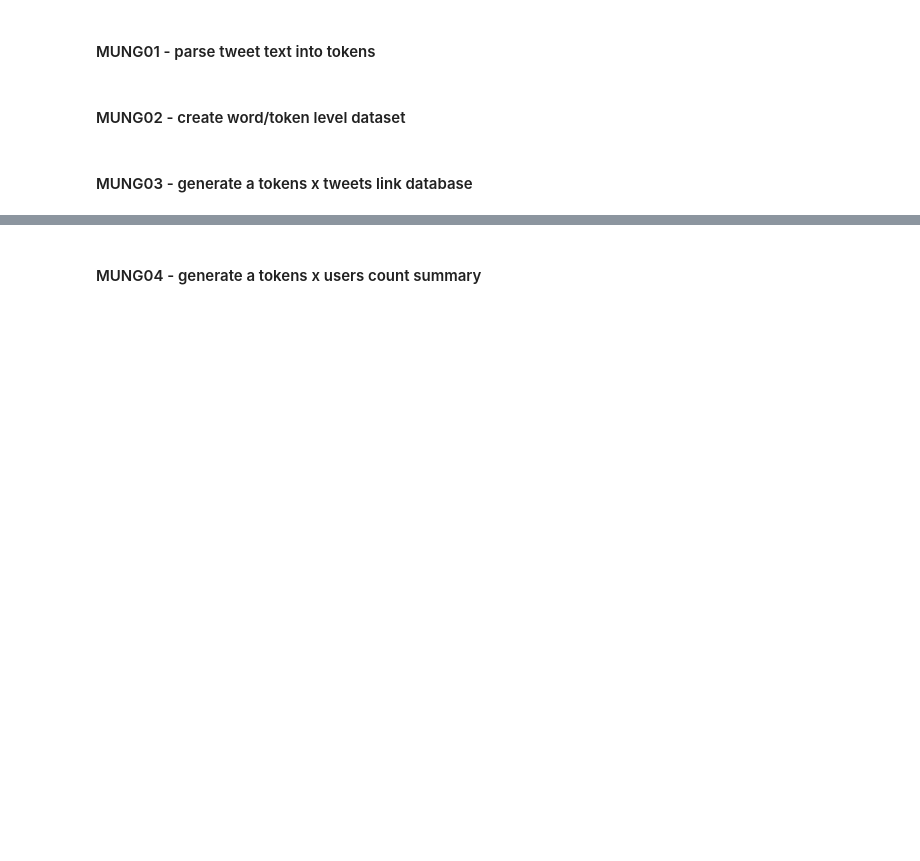
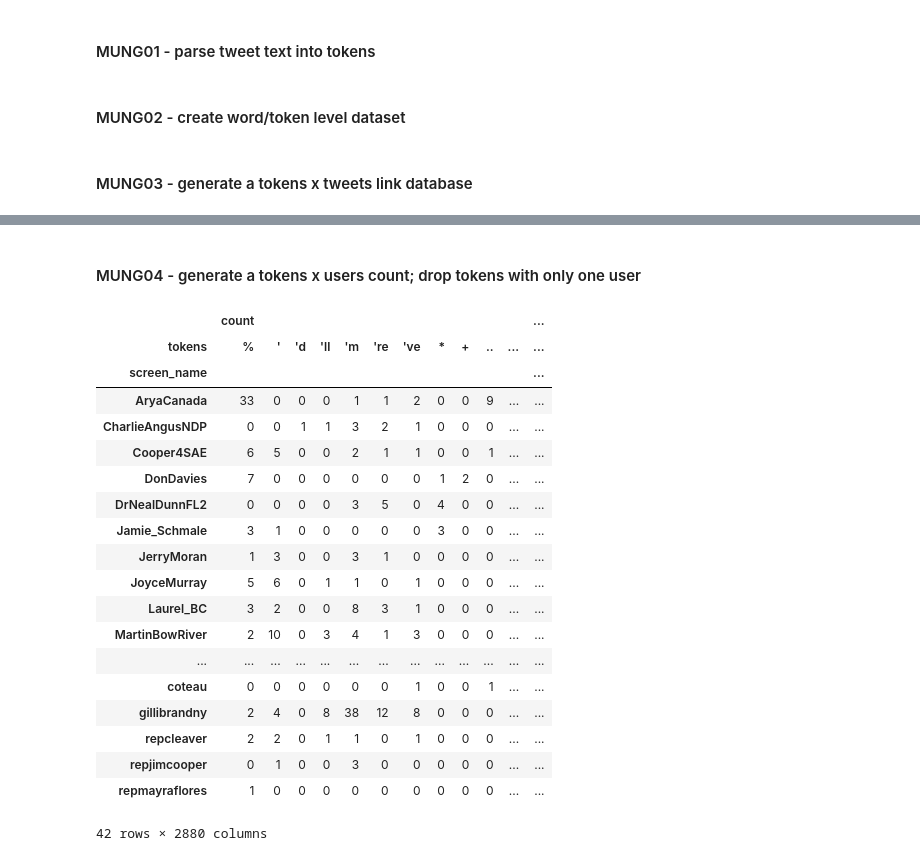
Before and after one commit to sjoshuam/word_choice_communities, a Jupyter notebook: 1_gather_data.ipynb, the cells around one changed output, grey strips where cells are left out. Cells and saved outputs as stored; diff of their text form; code cells hidden in the pictures; blank space fills up the shorter version.

Commit message:
Continue building the data shaping code

```diff
--- a/1_gather_data.ipynb
+++ b/1_gather_data.ipynb
@@ -57,7 +62,6 @@ def build_or_cache(address, function, build_bool):
 ## extract handles from roster urls
 user_data['handle'] = user_data.url.str.replace('https://twitter.com/', '',
             regex = False).str.strip()
-user_data = user_data.set_index('handle')
 # %% [markdown]
 ## PULL
 # %% [markdown]
@@ -72,12 +76,12 @@ def refine_tweet_data(x):
             'full_text': x[i].full_text,
             'screen_name': x[i].author.screen_name, 'verified': x[i].author.verified
         })
-    return pd.DataFrame(tweet_data).set_index('tweet_id')
+    return pd.DataFrame(tweet_data)
 
 ## define function to pull user tweet data and apply function to extract tweet data
-def pull_tweet_data(x = user_data.index.values, a = api):
+def pull_tweet_data(handles = user_data.handle, a = api):
     tweet_data = list()
-    for i in x:
+    for i in handles:
         try:
             user_tweets = a.user_timeline(
                 screen_name = i, count = 200, tweet_mode = 'extended',
@@ -151,7 +162,8 @@ def make_word_data(td = tweet_data):
     word_data = pd.DataFrame(word_data)
 
     ## determine which tokens occur often enough to warrant inclusion
-    word_data['valid'] = word_data['count'] > word_data['count'].quantile(0.2)
+    word_data['valid'] = word_data['count'] > max(
+        word_data['count'].quantile(0.2), 3)
     word_data['word'] = word_data.index
 
     ## determine part of speech for eligible tokens
@@ -164,7 +176,7 @@ def make_word_data(td = tweet_data):
     ## lemmatize
     WNL = WordNetLemmatizer()
     word_data['token'] = None
-    for i in word_data.index:
+    for i in word_data.word:
         if not word_data.loc[i, 'valid']:
             break
         if word_data.loc[i, 'pos'] in 'abcdefghijklmnopqrstuvwxyz':
@@ -178,7 +190,7 @@ def make_word_data(td = tweet_data):
         else:
             word_data.loc[i, 'valid'] = False
 
-    return word_data
+    return word_data.reset_index(drop = True)
 
 ## execute code
 word_data = build_or_cache(
@@ -190,6 +202,8 @@ word_data = build_or_cache(
 #### MUNG03 - generate a tokens x tweets link database
 # %%
 def make_tweet_token_data(td = tweet_data, wd = word_data):
+
+    wd = wd.set_index('word')
 
     ## replicate tweet ids
     n = td.tokens.apply(len).values
@@ -203,11 +217,11 @@ def make_tweet_token_data(td = tweet_data, wd = word_data):
     tweet_tokens['words'] = words
 
     ## convert words to tokens
-    tweet_tokens['tokens'] = word_data.loc[
+    tweet_tokens['tokens'] = wd.loc[
         tweet_tokens.words.values, 'token'].values
-    tweet_tokens = tweet_tokens.dropna().set_index('tweet_id')
+    tweet_tokens = tweet_tokens.dropna()
 
-    return tweet_tokens
+    return tweet_tokens.reset_index(drop = True)
 
 ## execute code
 tweet_words = build_or_cache(
@@ -219,18 +249,49 @@ tweet_data = tweet_data.drop('tokens', axis = 1)
 # %% [markdown]
-#### MUNG04 - generate a tokens x users count summary
+#### MUNG04 - generate a tokens x users count; drop tokens with only one user
 # %%
-def make_user_token_tally(td = tweet_data, tw = tweet_words):
+def make_user_token_matrix(td = tweet_data, tw = tweet_words):
+
+    ## count of number of times each user wrote each token
     tw = tw.merge(right = td[['screen_name', 'tweet_id']],
                   how = 'left', on = 'tweet_id')
     tw = tw.drop(['tweet_id', 'words'], axis = 1).groupby('screen_name')
-    tw = tw.value_counts().reset_index().set_index('screen_name')
+    tw = tw.value_counts()
+    tw.name = 'count'
+    tw = tw.reset_index().set_index('screen_name')
     tw = tw.pivot(columns = 'tokens').fillna(0).astype(int)
 
-    return tw
+    ## remove tokens that fewer than 3 or more than 80 percent of users use
+    valid_usage = (tw > 0).astype(int).sum().values
+    valid_usage = (valid_usage > 2
+                  ) & (valid_usage < int(tw.shape[0] * 0.8))
+
+    return tw.loc[:, valid_usage]
+
 
 ## execute code
-user_token_tally = build_or_cache(
+user_token_matrix = build_or_cache(
     address = 'B_Process/user_token_tally.csv',
-    function = make_user_token_tally,
+    function = make_user_token_matrix,
     build_bool = settings['rebuild_user_token']
     )
+# %% [output]
+|  | count |  |  |  |  |  |  |  |  |  |  | ... |
+| tokens | % | ' | 'd | 'll | 'm | 're | 've | * | + | .. | ... | ... |
+| screen_name |  |  |  |  |  |  |  |  |  |  |  | ... |
+| AryaCanada | 33 | 0 | 0 | 0 | 1 | 1 | 2 | 0 | 0 | 9 | ... | ... |
+| CharlieAngusNDP | 0 | 0 | 1 | 1 | 3 | 2 | 1 | 0 | 0 | 0 | ... | ... |
+| Cooper4SAE | 6 | 5 | 0 | 0 | 2 | 1 | 1 | 0 | 0 | 1 | ... | ... |
+| DonDavies | 7 | 0 | 0 | 0 | 0 | 0 | 0 | 1 | 2 | 0 | ... | ... |
+| DrNealDunnFL2 | 0 | 0 | 0 | 0 | 3 | 5 | 0 | 4 | 0 | 0 | ... | ... |
+| Jamie_Schmale | 3 | 1 | 0 | 0 | 0 | 0 | 0 | 3 | 0 | 0 | ... | ... |
+| JerryMoran | 1 | 3 | 0 | 0 | 3 | 1 | 0 | 0 | 0 | 0 | ... | ... |
+| JoyceMurray | 5 | 6 | 0 | 1 | 1 | 0 | 1 | 0 | 0 | 0 | ... | ... |
+| Laurel_BC | 3 | 2 | 0 | 0 | 8 | 3 | 1 | 0 | 0 | 0 | ... | ... |
+| MartinBowRiver | 2 | 10 | 0 | 3 | 4 | 1 | 3 | 0 | 0 | 0 | ... | ... |
+| ... | ... | ... | ... | ... | ... | ... | ... | ... | ... | ... | ... | ... |
+| coteau | 0 | 0 | 0 | 0 | 0 | 0 | 1 | 0 | 0 | 1 | ... | ... |
+| gillibrandny | 2 | 4 | 0 | 8 | 38 | 12 | 8 | 0 | 0 | 0 | ... | ... |
+| repcleaver | 2 | 2 | 0 | 1 | 1 | 0 | 1 | 0 | 0 | 0 | ... | ... |
+| repjimcooper | 0 | 1 | 0 | 0 | 3 | 0 | 0 | 0 | 0 | 0 | ... | ... |
+| repmayraflores | 1 | 0 | 0 | 0 | 0 | 0 | 0 | 0 | 0 | 0 | ... | ... |
+42 rows × 2880 columns
```
Also changed, not shown: parts of 7 cells of this notebook.
